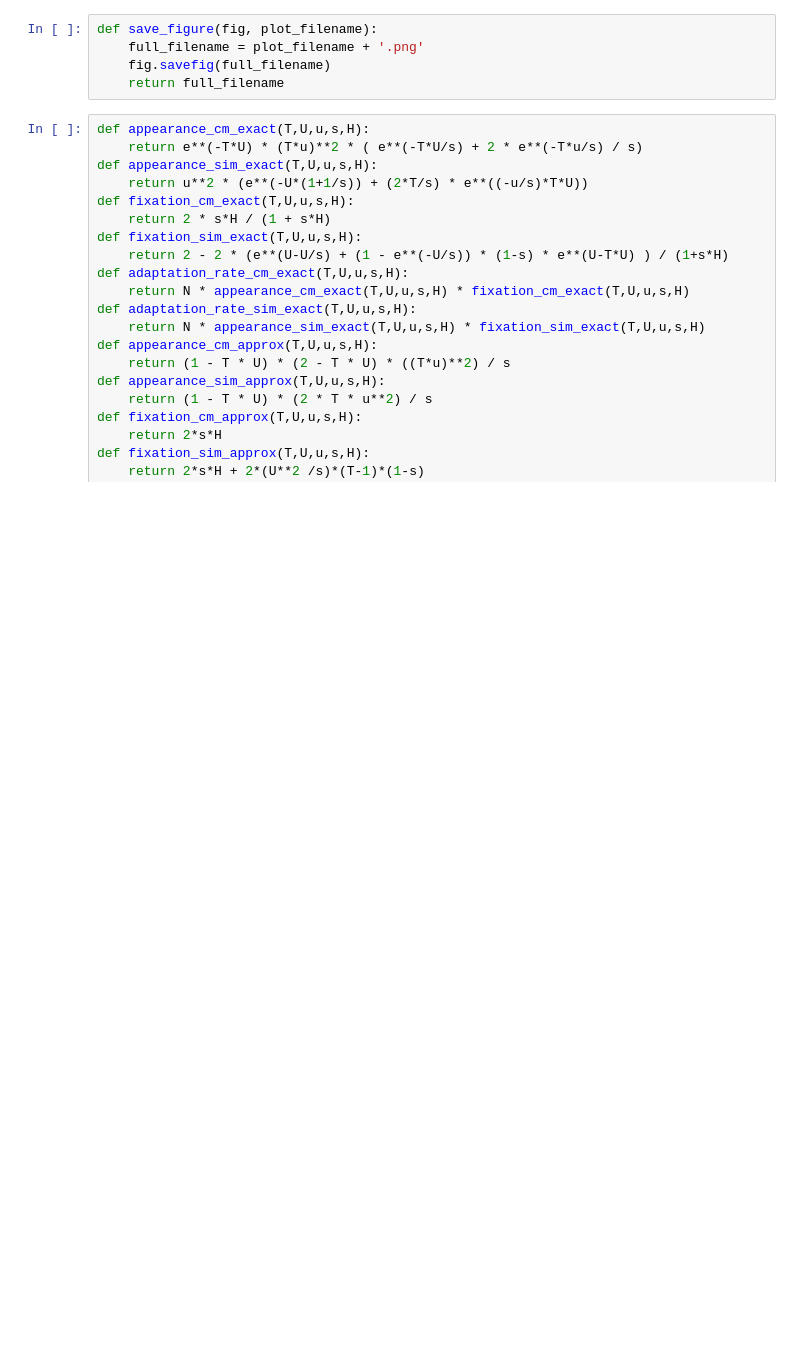
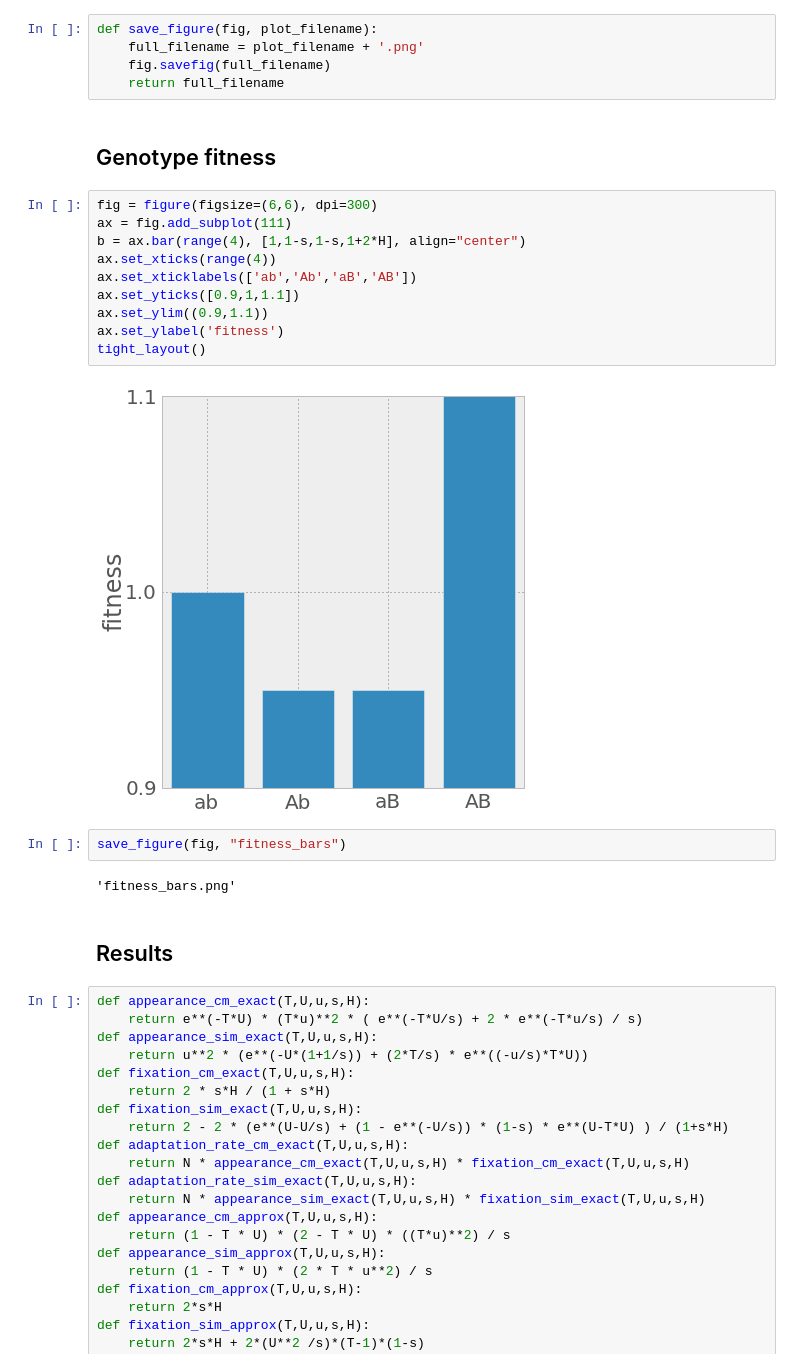
Before and after one commit to yoavram/GRC2013, a Jupyter notebook: figures.ipynb, the cells around one changed output. Cells and saved outputs as stored; diff of their text form; blank space fills up the shorter version.

Commit message:
genotype fitness bars

```diff
--- a/figures.ipynb
+++ b/figures.ipynb
@@ -22,6 +30,26 @@ def save_figure(fig, plot_filename):
     full_filename = plot_filename + '.png'
     fig.savefig(full_filename)
     return full_filename
+# %% [markdown]
+## Genotype fitness
+# %%
+fig = figure(figsize=(6,6), dpi=300)
+ax = fig.add_subplot(111)
+b = ax.bar(range(4), [1,1-s,1-s,1+2*H], align="center")
+ax.set_xticks(range(4))
+ax.set_xticklabels(['ab','Ab','aB','AB'])
+ax.set_yticks([0.9,1,1.1])
+ax.set_ylim((0.9,1.1))
+ax.set_ylabel('fitness')
+tight_layout()
+# %% [output]
+[figure, added]
+# %%
+save_figure(fig, "fitness_bars")
+# %% [output]
+'fitness_bars.png'
+# %% [markdown]
+## Results
 # %%
 def appearance_cm_exact(T,U,u,s,H):
     return e**(-T*U) * (T*u)**2 * ( e**(-T*U/s) + 2 * e**(-T*u/s) / s)
```
Also changed, not shown: parts of 4 cells of this notebook.
